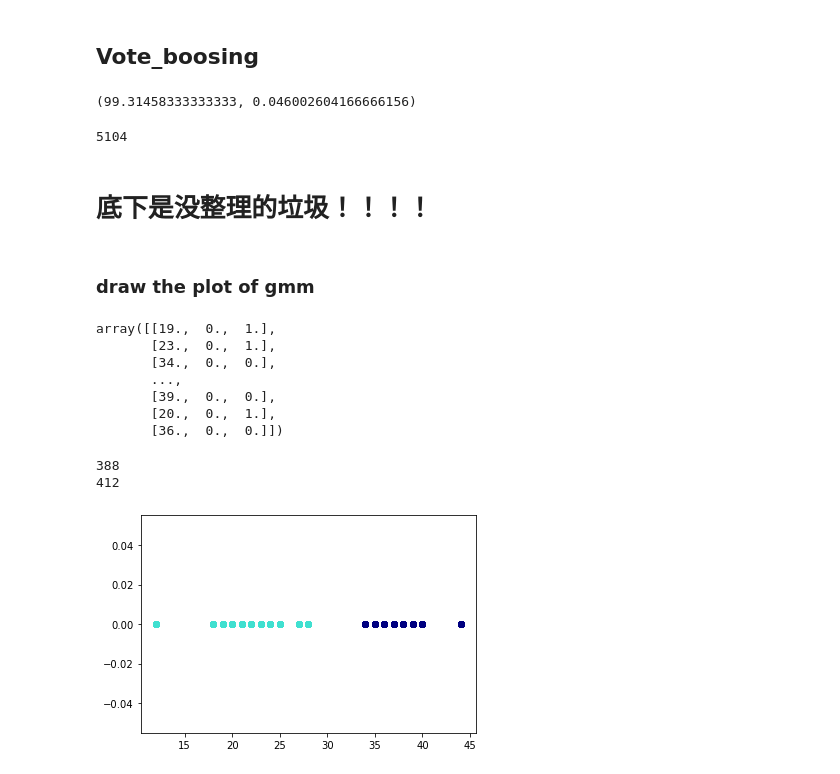
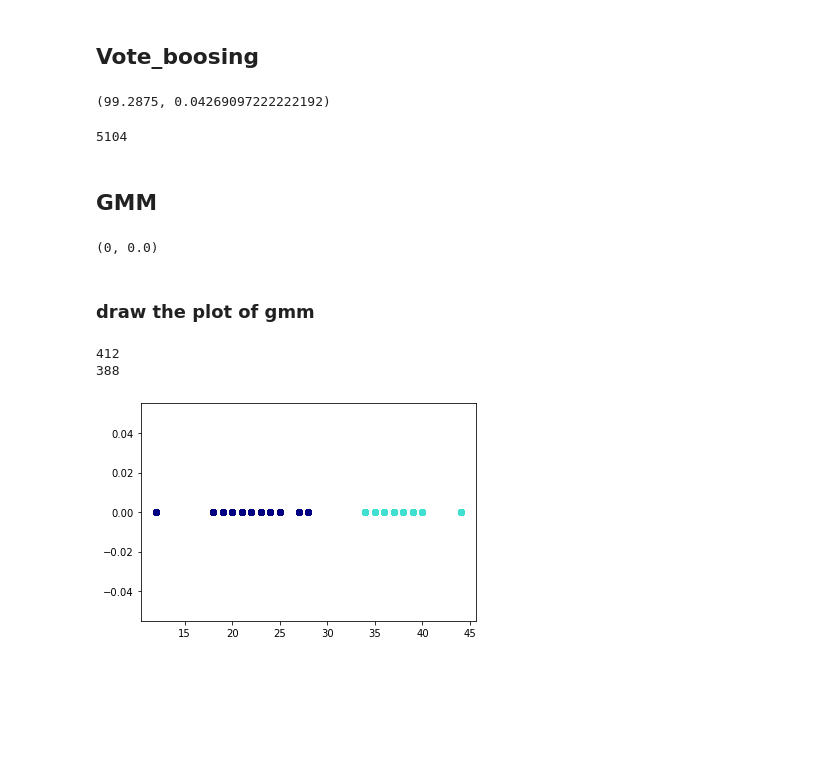
Before and after one commit to HuihanYang-Arya/cuhksz_dda4210_miniproject, a Jupyter notebook: pipeline.ipynb, the cells around one changed output. Saved outputs shown, nothing was run; the diff lists cells and outputs as text; code cells hidden in the pictures; blank space fills up the shorter version.

```diff
--- a/pipeline.ipynb
+++ b/pipeline.ipynb
@@ -157,41 +110,33 @@ data_clean_and_analysis.test1(svm_boosting.svm_ensamble)
 # %% [markdown]
 ## Vote_boosing
-# %%
-data_clean_and_analysis.test1(boosting_vote.i_vb)
-# %% [output]
-(99.31458333333333, 0.046002604166666156)
 # %%
-data_clean_and_analysis.test_aug(boosting_vote.i_vb,name="output_record/vb.csv")
+print(data_clean_and_analysis.test1(boosting_vote.i_vb))
+data_clean_and_analysis.test_aug(boosting_vote.i_vb,name="output_record/vb_120090438.csv")
 # %% [output]
-5104
+(99.2875, 0.04269097222222192)
+5104
 # %% [markdown]
-# 底下是没整理的垃圾！！！！
+## GMM
+# %%
+train_data = pd.DataFrame(train.iloc[:,3])
+test_data = pd.DataFrame(test.iloc[:,3])
+b = gmm.i_gmm(test_data,test_data,normal=True)
+gmm.i_svm(train,test,b)
+# %% [output]
+(0, 0.0)
 # %% [markdown]
 ### draw the plot of gmm
 # %%
 colors = ["navy", "turquoise"]
-tmp = pd.read_csv('tmp.csv').iloc[:,1]
-#test_minmax['useless_feature'] = np.zeros(len(tmp))
-#test_minmax['predicted_y'] = predicted
+tmp = pd.read_csv('./output_record/submission.csv').iloc[:,1]
 test['useless_feature'] = np.zeros(len(tmp))
-test['predicted'] = predicted
-#test_matrix = test_minmax.values
+test['predicted'] = tmp
 test_matrix = test.iloc[:,3:6].values
-test_matrix
+for i, color in enumerate(colors):
+        data = test_matrix[test_matrix[:,2] == i][:,0:2]
+        print(len(data))
+        plt.scatter(data[:, 0], data[:, 1], color=color)
 # %% [output]
-array([[19.,  0.,  1.],
-       [23.,  0.,  1.],
-       [34.,  0.,  0.],
-       ...,
-       [39.,  0.,  0.],
-       [20.,  0.,  1.],
-       [36.,  0.,  0.]])
+412
+388
+[figure, added]
-# %%
-for i, color in enumerate(colors):
-        data = test_matrix[test_matrix[:,2] == i][:,0:2]
-        print(len(data))
-        plt.scatter(data[:, 0], data[:, 1], color=color)
-# %% [output]
-388
-412
-[figure, removed]
```
Also changed, not shown: parts of 29 cells of this notebook, 14 other files.
